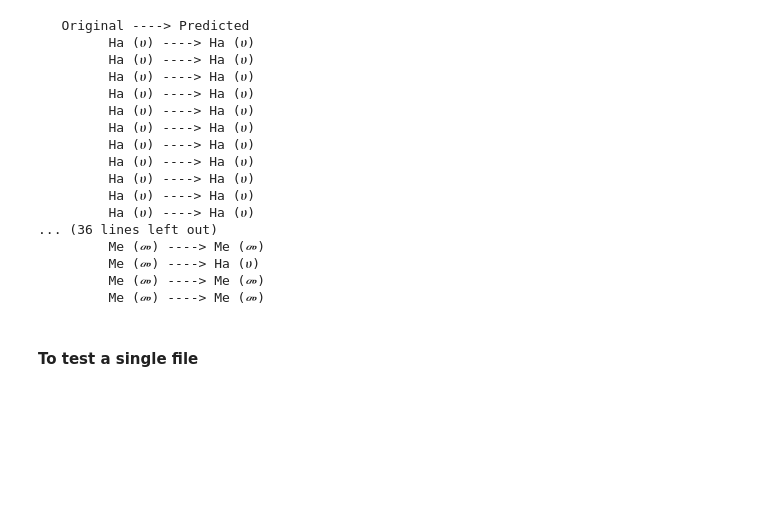
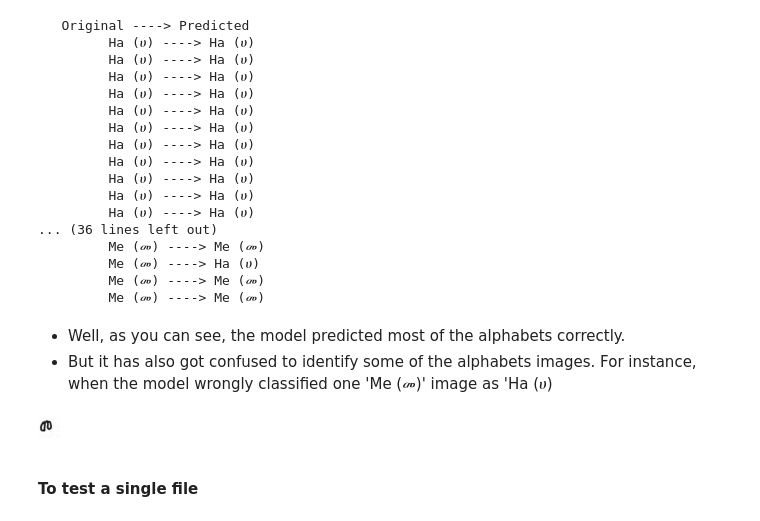
Before and after one commit to ermiaswalelgne/CNN_based_Amharic_alphabet_classifier, a Jupyter notebook: model/amharic_alphabet_classifier.ipynb, the cells around one changed output. Drawn from its saved outputs; the diff is of its cells as text; code cells hidden in the pictures; blank space fills up the shorter version.

```diff
--- a/model/amharic_alphabet_classifier.ipynb
+++ b/model/amharic_alphabet_classifier.ipynb
@@ -245,6 +252,17 @@ for image in testing_data:
          Me (መ) ----> Ha (ሀ)
          Me (መ) ----> Me (መ)
          Me (መ) ----> Me (መ)
+# %% [markdown]
+- Well, as you can see, the model predicted most of the alphabets correctly.
+- But it has also got confused to identify some of the alphabets images. For instance, when the model wrongly classified one 'Me (መ)' image as 'Ha (ሀ)
+# %%
+## It turns out the misclassified image is too blurry.
+TESTDATADIR = "../data/validation/validate_letter_data/me"
+img= "me15.jpg"
+confused_img = os.path.join(TESTDATADIR, img)
+Image(filename=confused_img)
+# %% [output]
+[figure, added]
 # %% [markdown]
 #### To test a single file
 # %%
```
Also changed, not shown: parts of 3 cells of this notebook, 1 other file.
